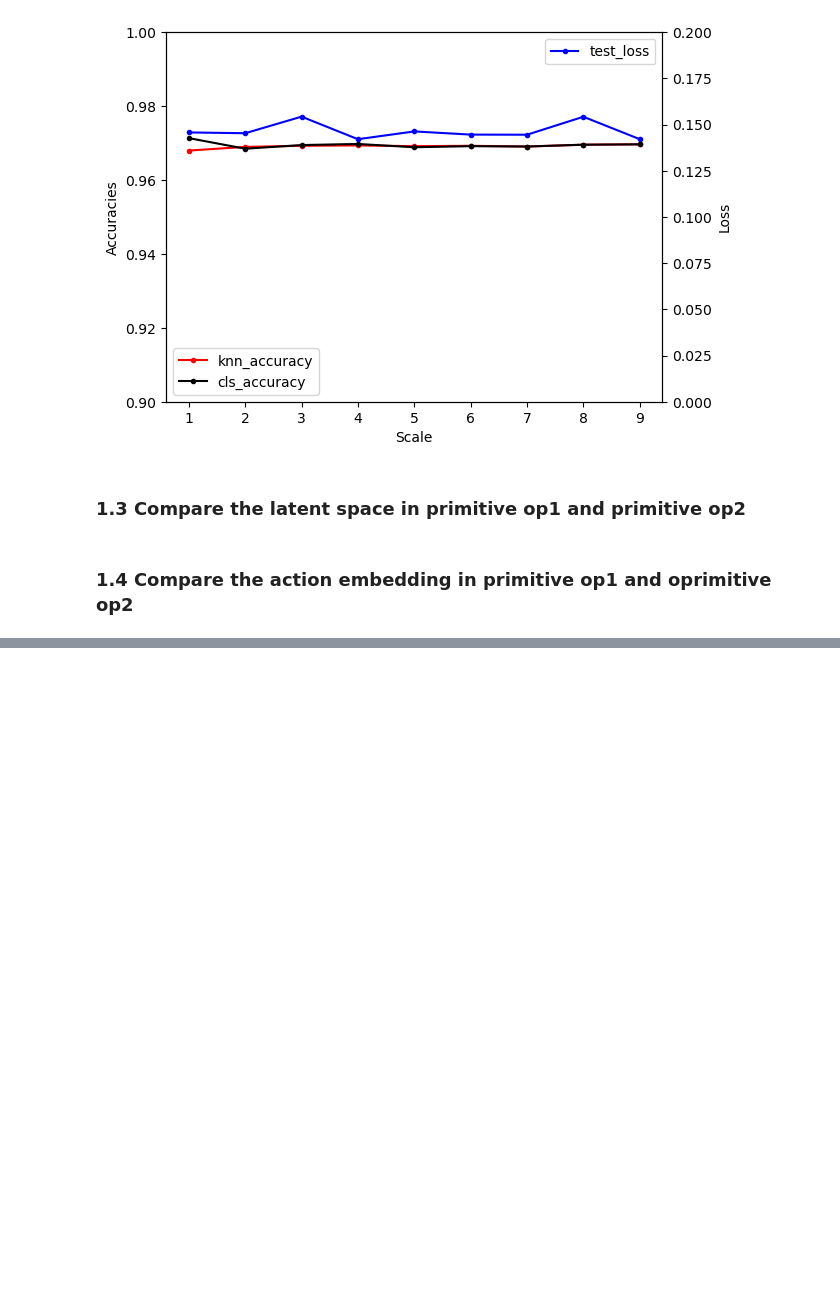
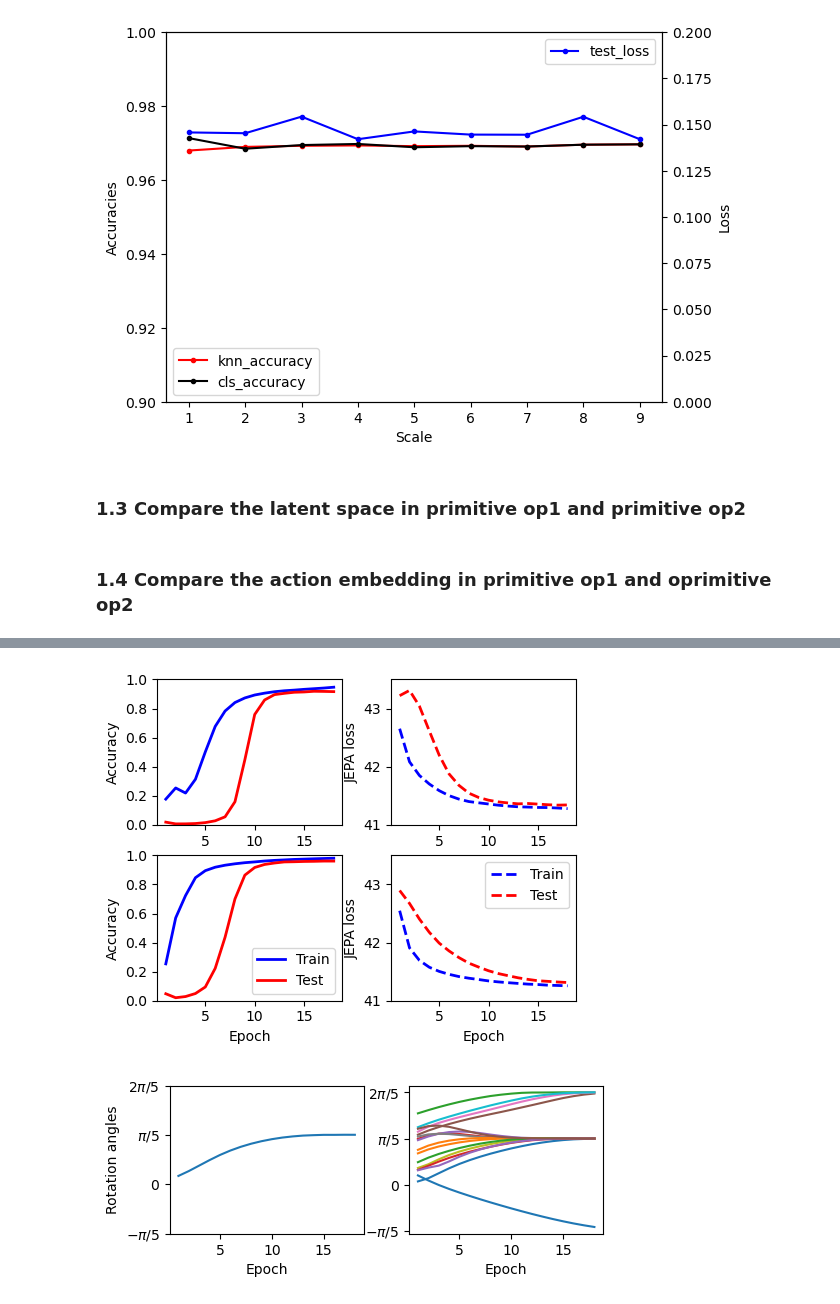
Before and after one commit to DL-World-Models/brojepa, a Jupyter notebook: notebooks/jepa_training.ipynb, the cells around one changed output, grey strips where cells are left out. Drawn from its saved outputs; the diff is of its cells as text; code cells hidden in the pictures; blank space fills up the shorter version.

```diff
--- a/notebooks/jepa_training.ipynb
+++ b/notebooks/jepa_training.ipynb
@@ -283,0 +466,18 @@ model_op1, config_op1 = load_model_from_run(jepa_primitive_op_2_dir)
+# %%
+# latent_dim = 32
+MF_ROT_RUN_DIR = (
+    Path(project_root) / "runs/jepa/20260502-115803-multi-freq_mlp")
+mf_history = load_history(MF_ROT_RUN_DIR)
+mf_metrics = get_metrics(mf_history)
+
+SF_ROT_RUN_DIR = (
+    Path(project_root) / "runs/jepa/20260502-130711-single-freq_mlp")
+sf_history = load_history(SF_ROT_RUN_DIR)
+sf_metrics = get_metrics(sf_history)
+
+metrics = [sf_metrics, mf_metrics]
+plot_learning_curves(metrics)
+plot_angles_learning_curve(metrics)
+# %% [output]
+[figure, added]
+[figure, added]
```
Also changed, not shown: parts of 24 cells of this notebook.
